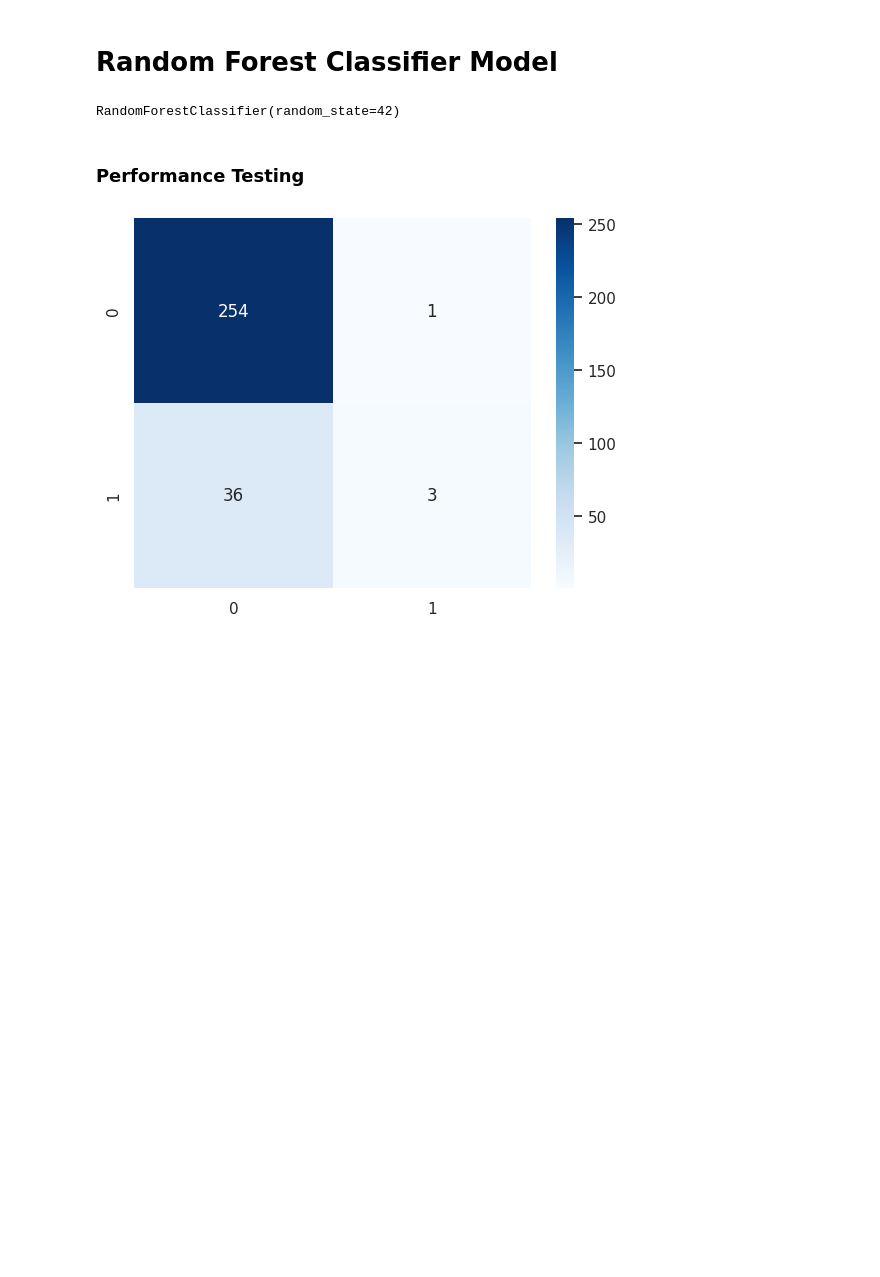
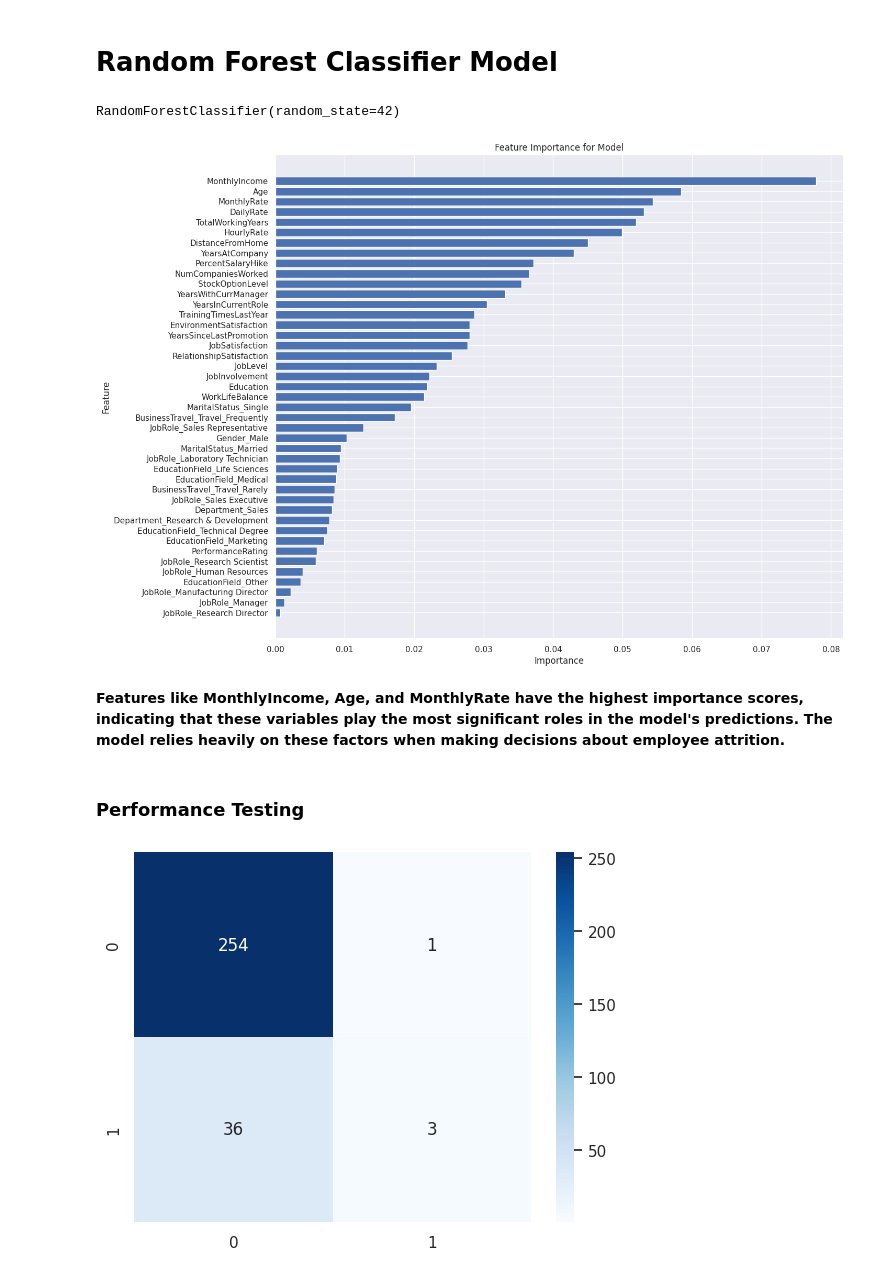
Before and after one commit to Tais19991/Data-Analysis, a Jupyter notebook: Employee_Attrition_Risk_Prediction/Employee_Attrition_Risk_Prediction(Multiple_Models).ipynb, the cells around one changed output. Drawn from its saved outputs; the diff is of its cells as text; code cells hidden in the pictures; blank space fills up the shorter version.

Commit message:
Employee_Attrition_Risk_Prediction added

```diff
--- a/Attrition_Risk_Prediction__Multiple_Models/Attrition_Risk_Prediction(Multiple_Models).ipynb
+++ b/Employee_Attrition_Risk_Prediction/Employee_Attrition_Risk_Prediction(Multiple_Models).ipynb
@@ -645,6 +645,26 @@ forest_model = RandomForestClassifier(random_state=42)
 forest_model.fit(X_train, y_train)
 # %% [output]
 RandomForestClassifier(random_state=42)
+# %%
+# Extracting feature importance
+importances = forest_model.feature_importances_
+feature_names = X.columns
+feature_importance_df = pd.DataFrame({
+    'Feature': feature_names,
+    'Importance': importances
+}).sort_values(by='Importance', ascending=False)
+# %%
+plt.figure(figsize=(14, 12))
+plt.barh(feature_importance_df['Feature'], feature_importance_df['Importance'])
+plt.gca().invert_yaxis()
+plt.title('Feature Importance for Model')
+plt.xlabel('Importance')
+plt.ylabel('Feature')
+plt.show()
+# %% [output]
+[figure, added]
+# %% [markdown]
+**Features like MonthlyIncome, Age, and MonthlyRate have the highest importance scores, indicating that these variables play the most significant roles in the model's predictions. The model relies heavily on these factors when making decisions about employee attrition.**
 # %% [markdown]
 ### Performance Testing
 # %%
```
Also changed, not shown: parts of 41 cells of this notebook, 1 other file.
